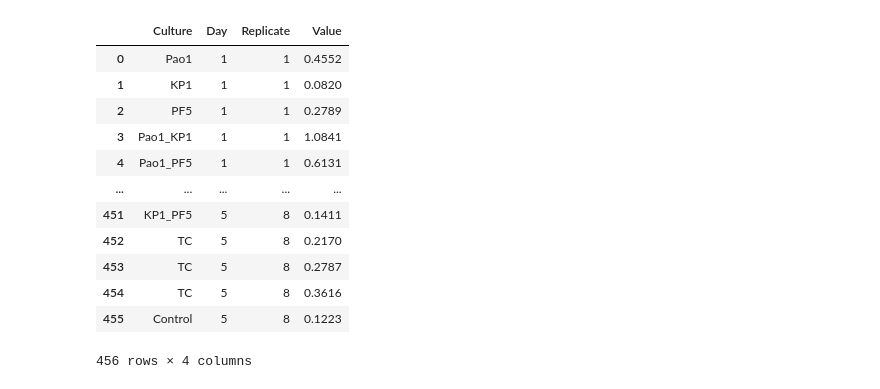
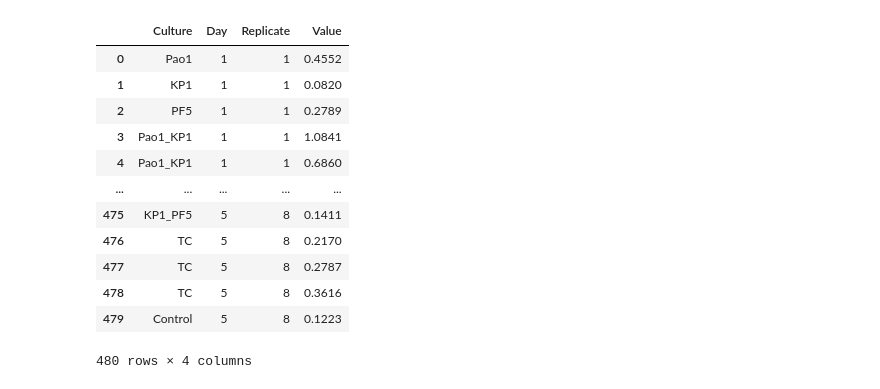
Before and after one commit to jagramont/jagramont_python, a Jupyter notebook: ppk_biofilm-quant.ipynb, the cells around one changed output. Saved outputs shown, nothing was run; the diff lists cells and outputs as text; code cells hidden in the pictures.

```diff
--- a/ppk_biofilm-quant.ipynb
+++ b/ppk_biofilm-quant.ipynb
@@ -102,18 +87,18 @@ stds = df1_cleaned.groupby(['Culture', 'Day']).std()
 # %%
-# organize the data in a 'unidimensional way', that is to say for each row just one absorvance value
-melted_df1 = pd.melt(df1_cleaned, id_vars=['Culture', 'Day'], var_name='Replicate', value_name='Value')
+# Melting the data: Organize the data in a 'unidimensional way', that is to say for each row just one absorvance value
+melted_df1 = pd.melt(df1, id_vars=['Culture', 'Day'], var_name='Replicate', value_name='Value')
 melted_df1
 # %% [output]
 |  | Culture | Day | Replicate | Value |
 | 0 | Pao1 | 1 | 1 | 0.4552 |
 | 1 | KP1 | 1 | 1 | 0.0820 |
 | 2 | PF5 | 1 | 1 | 0.2789 |
 | 3 | Pao1_KP1 | 1 | 1 | 1.0841 |
-| 4 | Pao1_PF5 | 1 | 1 | 0.6131 |
+| 4 | Pao1_KP1 | 1 | 1 | 0.6860 |
 | ... | ... | ... | ... | ... |
-| 451 | KP1_PF5 | 5 | 8 | 0.1411 |
-| 452 | TC | 5 | 8 | 0.2170 |
-| 453 | TC | 5 | 8 | 0.2787 |
-| 454 | TC | 5 | 8 | 0.3616 |
-| 455 | Control | 5 | 8 | 0.1223 |
+| 475 | KP1_PF5 | 5 | 8 | 0.1411 |
+| 476 | TC | 5 | 8 | 0.2170 |
+| 477 | TC | 5 | 8 | 0.2787 |
+| 478 | TC | 5 | 8 | 0.3616 |
+| 479 | Control | 5 | 8 | 0.1223 |
-456 rows × 4 columns
+480 rows × 4 columns
```
Also changed, not shown: parts of 22 cells of this notebook, 6 other files.
